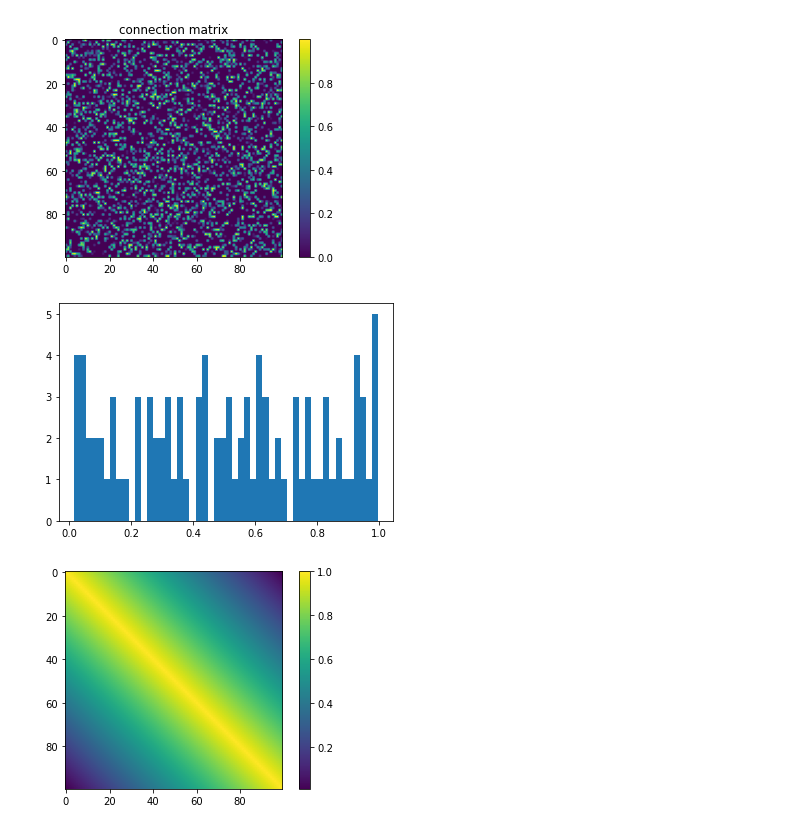
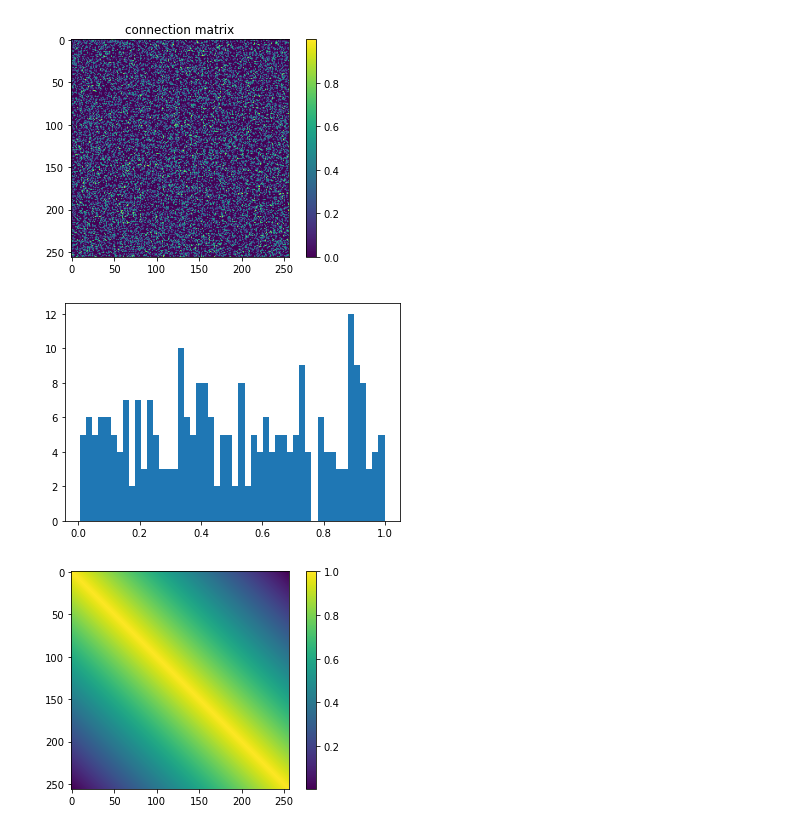
Before and after one commit to Benecoder/quantitative_PT, a Jupyter notebook: spiking_network.ipynb, the cells around one changed output. Saved outputs shown, nothing was run; the diff lists cells and outputs as text; code cells hidden in the pictures.

```diff
--- a/spiking_network.ipynb
+++ b/spiking_network.ipynb
@@ -2,29 +2,29 @@
 import numpy as np
 import matplotlib.pyplot as plt
 # %%
-no_neurons = 100
+no_neurons = 256
 sparsity = 0.7
 M = (np.random.random((no_neurons,no_neurons))>sparsity).astype(np.float64)
 M *= np.random.random((no_neurons,no_neurons))
 
 A = np.arange(no_neurons**2).reshape(no_neurons,no_neurons)
 x = (A//no_neurons)/no_neurons
 y = (A%no_neurons)/no_neurons
 #locality = 1.-np.abs(x-y)**0.2
 #M *= locality
 
 leackage = np.random.random(no_neurons)
 
 plt.imshow(M)
 plt.colorbar()
 plt.title('connection matrix')
 plt.show()
 
 plt.hist(leackage,bins=50)
 plt.show()
 # %% [output]
-[figure, old version]
+[figure, new version]
-[figure, old version]
+[figure, new version]
 # %%
 A = np.arange(no_neurons**2).reshape(no_neurons,no_neurons)
 x = (A//no_neurons)/no_neurons
@@ -33,5 +33,5 @@ plt.imshow(1.-np.abs(x-y))
 plt.colorbar()
 plt.show()
 # %% [output]
-[figure, old version]
+[figure, new version]
 # %%
```
Also changed, not shown: parts of 6 cells of this notebook, 2 other files.
